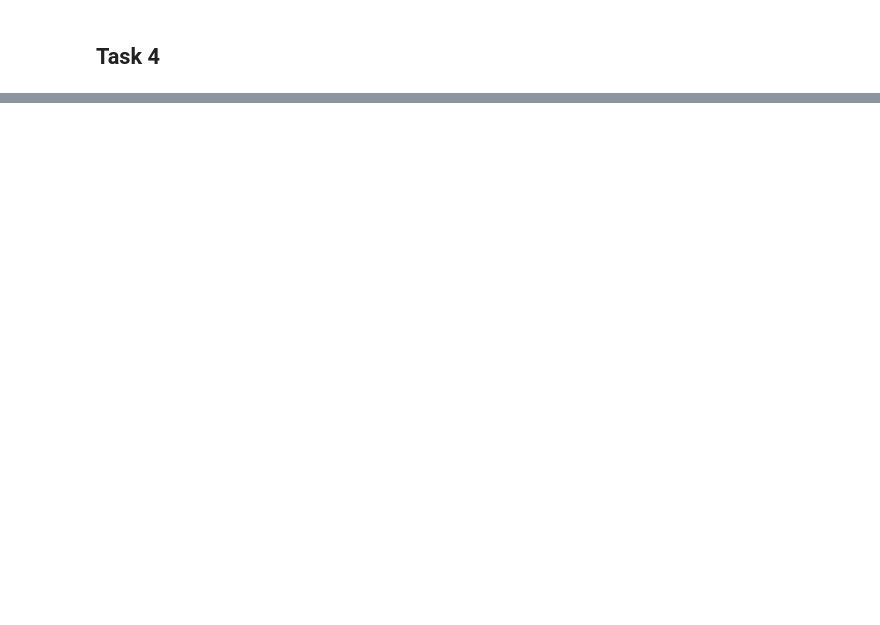
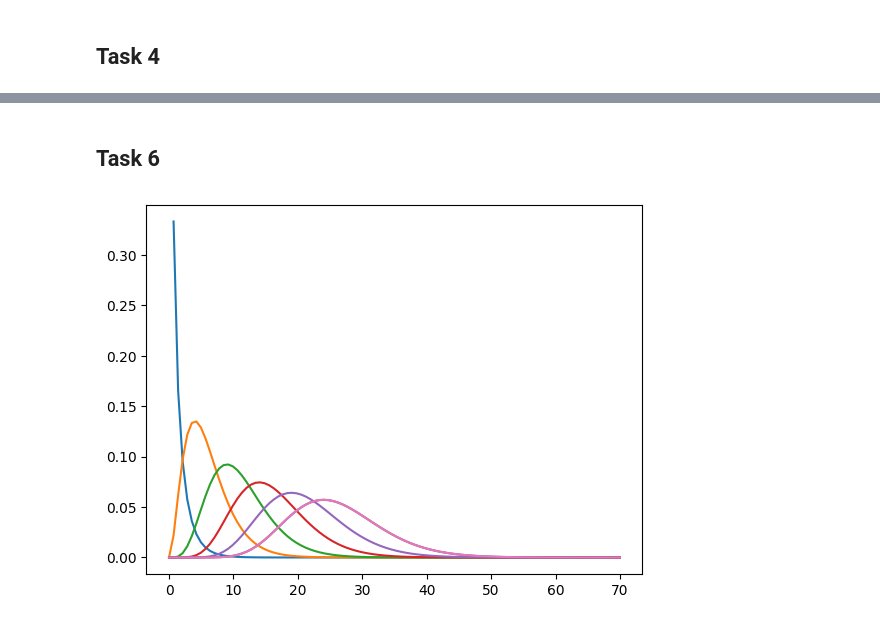
Before and after one commit to jakobaustrheim/TTT4275-Project, a Jupyter notebook: project/tasks.ipynb, the cells around one changed output, grey strips where cells are left out. Saved outputs shown, nothing was run; the diff lists cells and outputs as text; code cells hidden in the pictures; blank space fills up the shorter version.

```diff
--- a/project/tasks.ipynb
+++ b/project/tasks.ipynb
@@ -217,0 +234,21 @@ print(PD, PFa)
+# %% [markdown]
+## Task 6
+# %%
+# threshold = np.linspace(0, 100, 500)
+
+# k = 30
+
+# #Exact PD and PFa
+# PD = 1 - chi2.cdf((2*threshold)/(sigmaS + sigmaW), 2)
+# PFa = 1 - chi2.cdf((2*threshold)/(sigmaW), 2)
+
+x = np.linspace(0, 70, 100)
+for k in range(1,30, 5):
+    chi = chi2.pdf(x, k)
+    plt.plot(x, chi)
+
+norm = norm.pdf(30)
+plt.plot(x, chi)
+plt.show()
+# %% [output]
+[figure, added]
```
Also changed, not shown: parts of 5 cells of this notebook.
